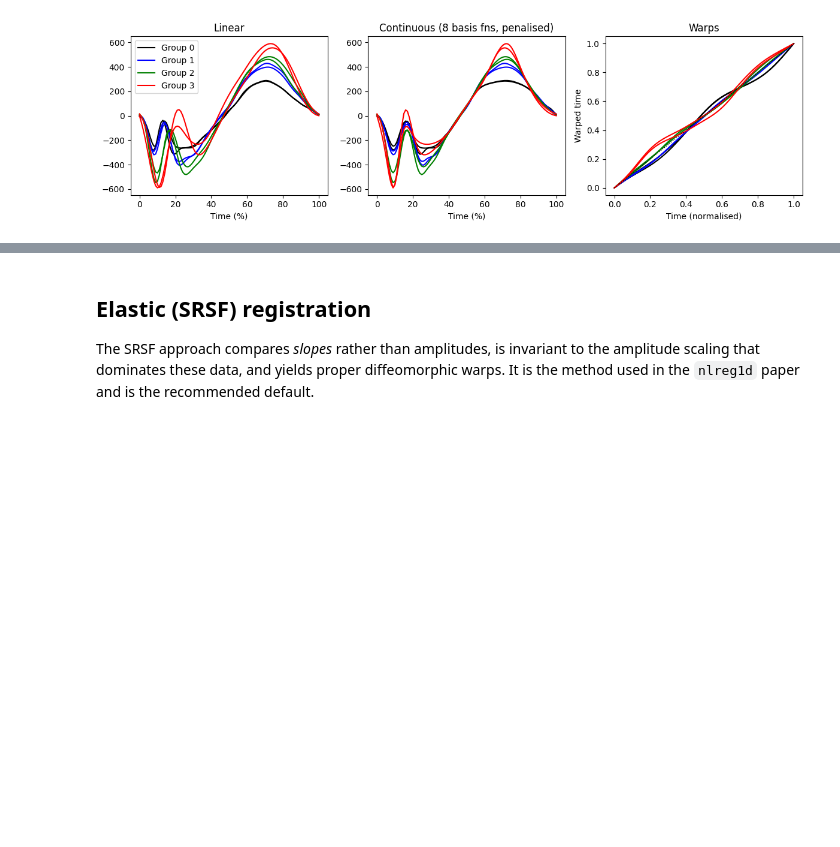
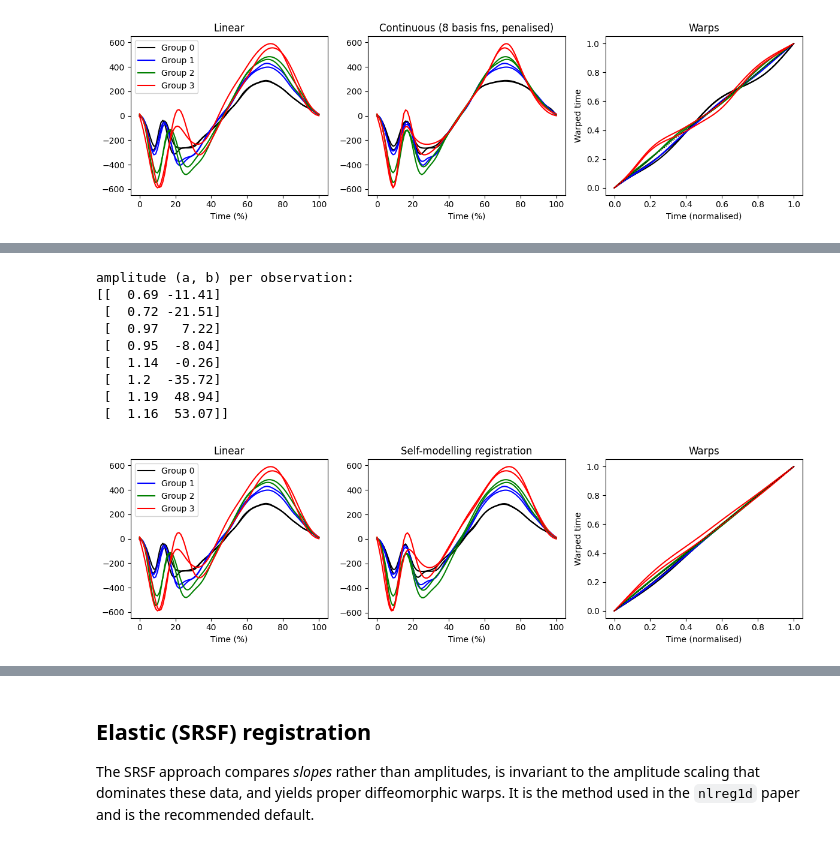
Before and after one commit to 0todd0000/registration1d, a Jupyter notebook: notebooks/2-Methods.ipynb, the cells around one changed output, grey strips where cells are left out. Saved outputs shown, nothing was run; the diff lists cells and outputs as text; code cells hidden in the pictures; blank space fills up the shorter version.

```diff
--- a/notebooks/2-Methods.ipynb
+++ b/notebooks/2-Methods.ipynb
@@ -173,0 +260,16 @@ plt.show()
+# %%
+res_sim = reg1d.register_sim(yi, n_basis=6)
+print('amplitude (a, b) per observation:'); print(res_sim.info['amplitude'].round(2))
+res_sim.plot(group=speed, colors=colors, titles=('Linear', 'Self-modelling registration', 'Warps'))
+plt.show()
+# %% [output]
+amplitude (a, b) per observation:
+[[  0.69 -11.41]
+ [  0.72 -21.51]
+ [  0.97   7.22]
+ [  0.95  -8.04]
+ [  1.14  -0.26]
+ [  1.2  -35.72]
+ [  1.19  48.94]
+ [  1.16  53.07]]
+[figure, added]
```
Also changed, not shown: parts of 13 cells of this notebook, 12 other files.
